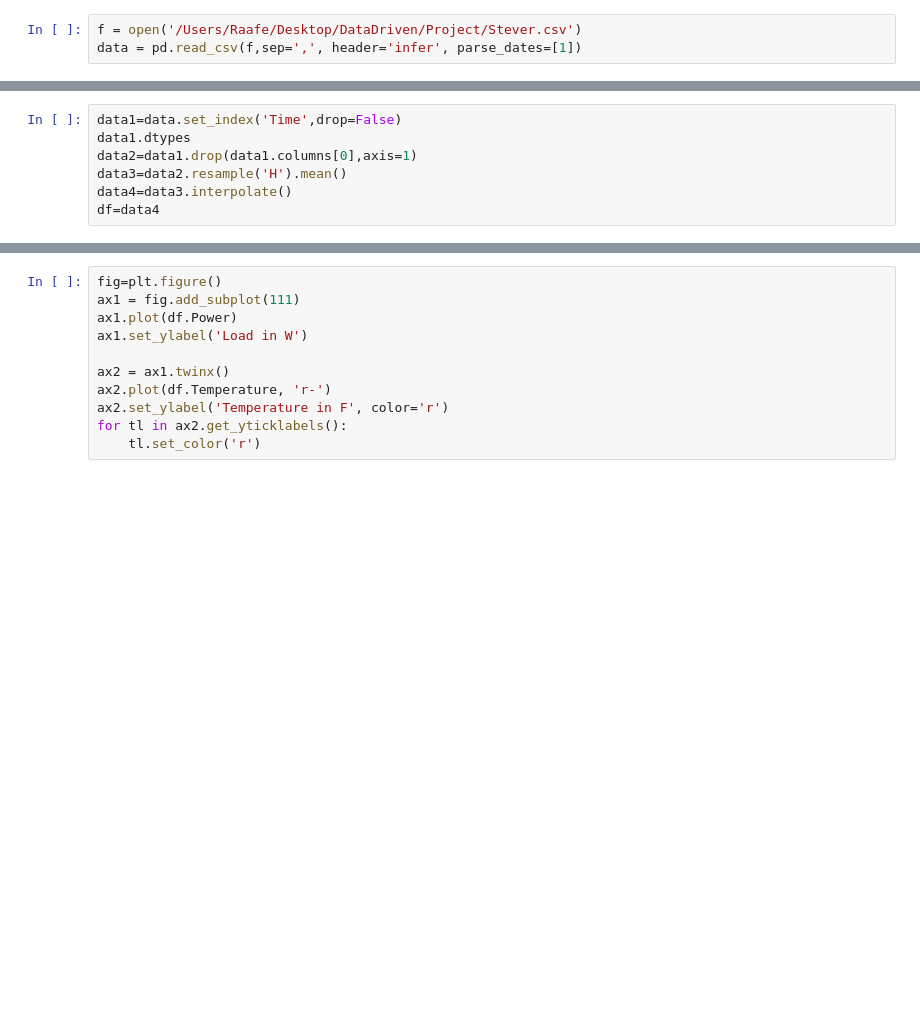
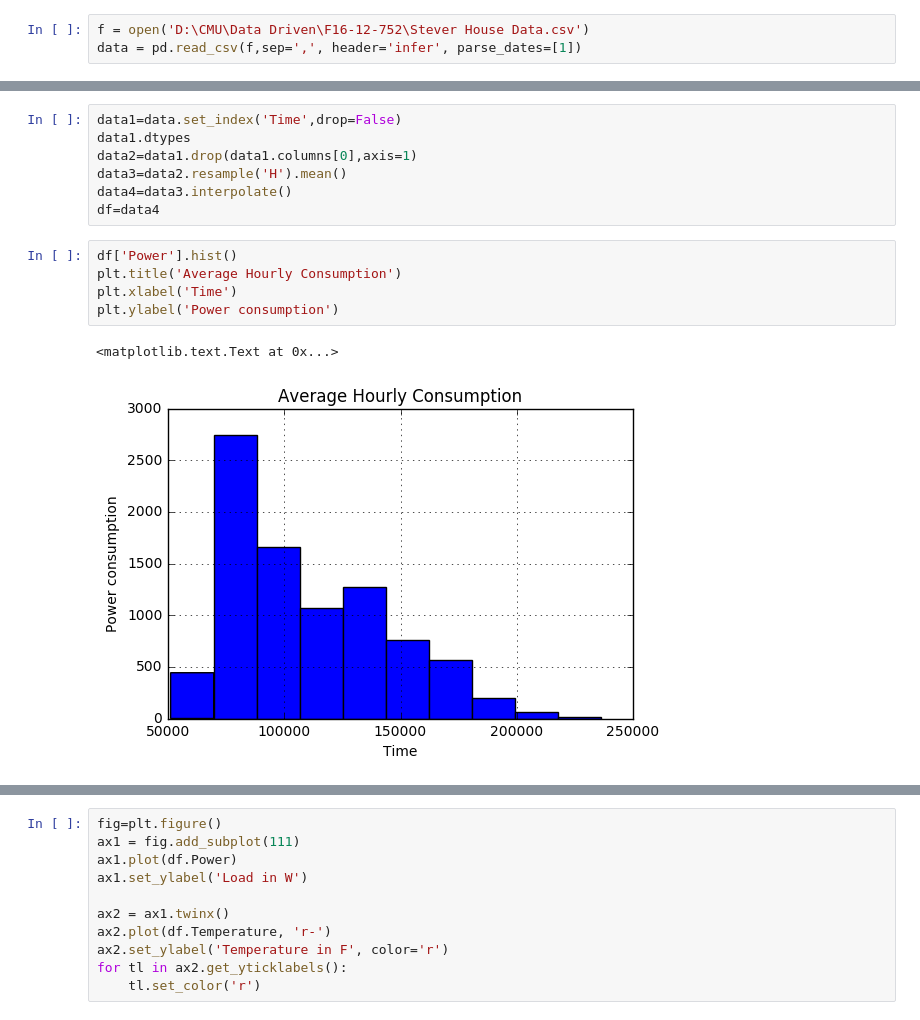
Before and after one commit to RaafeK/Project, a Jupyter notebook: Project_RSR.ipynb, the cells around one changed output, grey strips where cells are left out. Cells and saved outputs as stored; diff of their text form; blank space fills up the shorter version.

```diff
--- a/Project_RSR.ipynb
+++ b/Project_RSR.ipynb
@@ -8,7 +8,7 @@ import pickle
 
 %matplotlib inline
 # %%
-f = open('/Users/Raafe/Desktop/DataDriven/Project/Stever.csv')
+f = open('D:\CMU\Data Driven\F16-12-752\Stever House Data.csv')
 data = pd.read_csv(f,sep=',', header='infer', parse_dates=[1])
 # %%
 data.columns=['Time','Power','Temperature']
@@ -24,3 +24,11 @@ data2=data1.drop(data1.columns[0],axis=1)
 data3=data2.resample('H').mean()
 data4=data3.interpolate()
 df=data4
+# %%
+df['Power'].hist()
+plt.title('Average Hourly Consumption')
+plt.xlabel('Time')
+plt.ylabel('Power consumption')
+# %% [output]
+<matplotlib.text.Text at 0x...>
+[figure, added]
```
Also changed, not shown: parts of 5 cells of this notebook.
